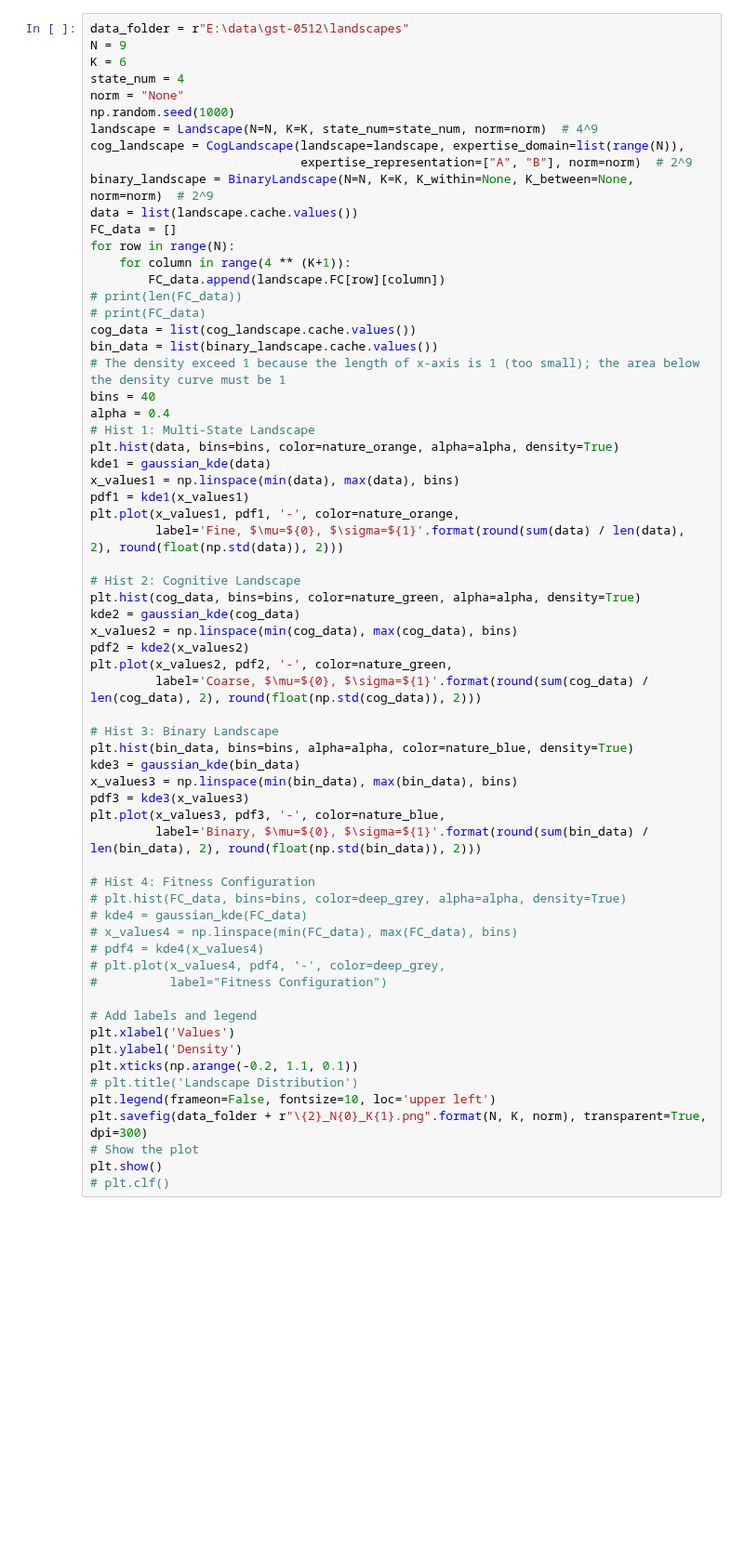
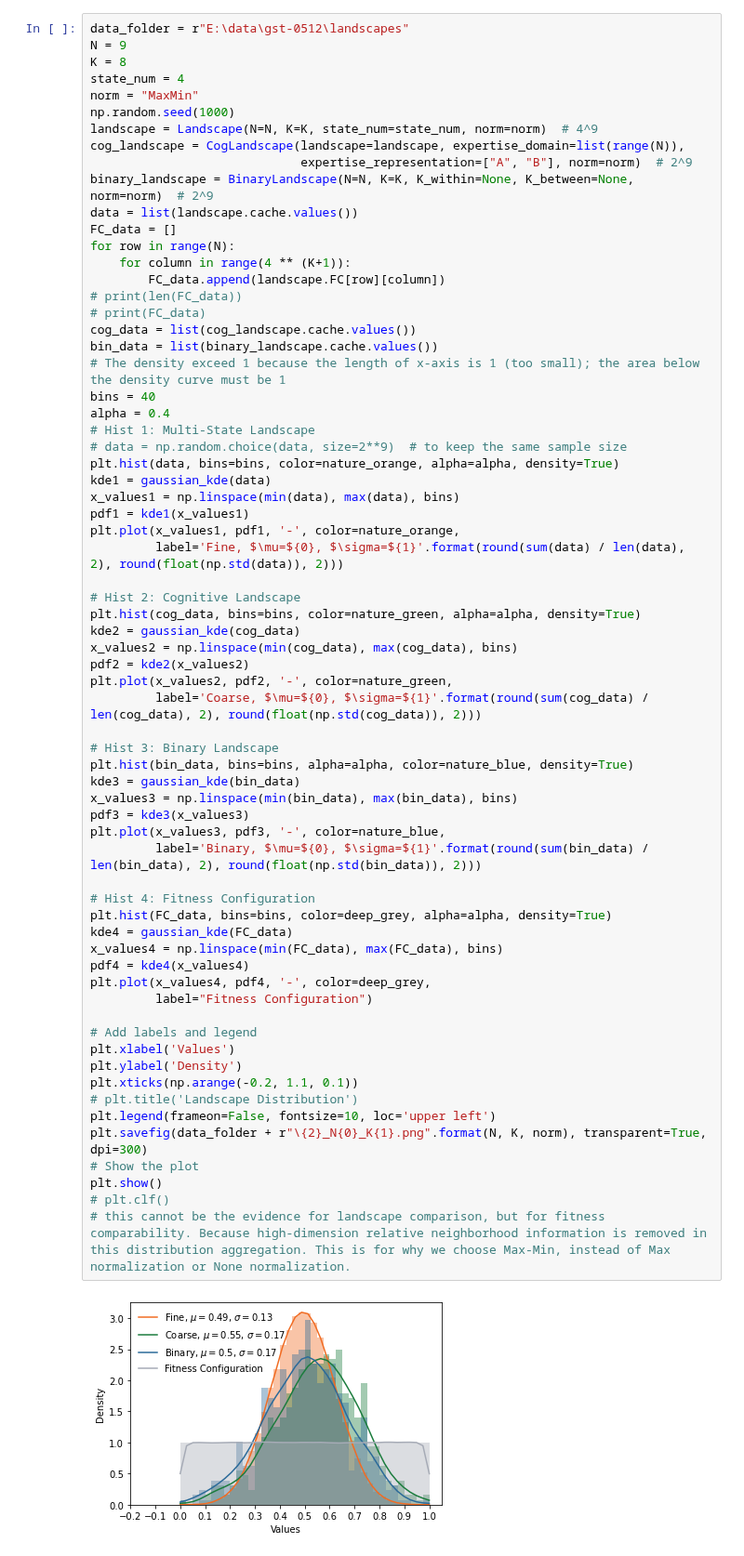
Before and after one commit to baldFemale/OpenInnovationFramework, a Jupyter notebook: Landscapes/Evaluator.ipynb, the cells around one changed output. Shown at 93% size. Saved outputs shown, nothing was run; the diff lists cells and outputs as text; blank space fills up the shorter version.

```diff
--- a/Landscapes/Evaluator.ipynb
+++ b/Landscapes/Evaluator.ipynb
@@ -46,9 +46,9 @@ morandi_colors = [morandi_blue, morandi_green, morandi_yellow, morandi_orange, m
 # %%
 data_folder = r"E:\data\gst-0512\landscapes"
 N = 9
-K = 6
+K = 8
 state_num = 4
-norm = "None"
+norm = "MaxMin"
 np.random.seed(1000)
 landscape = Landscape(N=N, K=K, state_num=state_num, norm=norm)  # 4^9
 cog_landscape = CogLandscape(landscape=landscape, expertise_domain=list(range(N)),
@@ -67,6 +67,7 @@ bin_data = list(binary_landscape.cache.values())
 bins = 40
 alpha = 0.4
 # Hist 1: Multi-State Landscape
+# data = np.random.choice(data, size=2**9)  # to keep the same sample size
 plt.hist(data, bins=bins, color=nature_orange, alpha=alpha, density=True)
 kde1 = gaussian_kde(data)
 x_values1 = np.linspace(min(data), max(data), bins)
@@ -75,39 +76,42 @@ plt.plot(x_values1, pdf1, '-', color=nature_orange,
          label='Fine, $\mu=${0}, $\sigma=${1}'.format(round(sum(data) / len(data), 2), round(float(np.std(data)), 2)))
 
 # Hist 2: Cognitive Landscape
 plt.hist(cog_data, bins=bins, color=nature_green, alpha=alpha, density=True)
 kde2 = gaussian_kde(cog_data)
 x_values2 = np.linspace(min(cog_data), max(cog_data), bins)
 pdf2 = kde2(x_values2)
 plt.plot(x_values2, pdf2, '-', color=nature_green,
          label='Coarse, $\mu=${0}, $\sigma=${1}'.format(round(sum(cog_data) / len(cog_data), 2), round(float(np.std(cog_data)), 2)))
 
 # Hist 3: Binary Landscape
 plt.hist(bin_data, bins=bins, alpha=alpha, color=nature_blue, density=True)
 kde3 = gaussian_kde(bin_data)
 x_values3 = np.linspace(min(bin_data), max(bin_data), bins)
 pdf3 = kde3(x_values3)
 plt.plot(x_values3, pdf3, '-', color=nature_blue,
          label='Binary, $\mu=${0}, $\sigma=${1}'.format(round(sum(bin_data) / len(bin_data), 2), round(float(np.std(bin_data)), 2)))
 
 # Hist 4: Fitness Configuration
-# plt.hist(FC_data, bins=bins, color=deep_grey, alpha=alpha, density=True)
-# kde4 = gaussian_kde(FC_data)
-# x_values4 = np.linspace(min(FC_data), max(FC_data), bins)
-# pdf4 = kde4(x_values4)
-# plt.plot(x_values4, pdf4, '-', color=deep_grey,
-#          label="Fitness Configuration")
+plt.hist(FC_data, bins=bins, color=deep_grey, alpha=alpha, density=True)
+kde4 = gaussian_kde(FC_data)
+x_values4 = np.linspace(min(FC_data), max(FC_data), bins)
+pdf4 = kde4(x_values4)
+plt.plot(x_values4, pdf4, '-', color=deep_grey,
+         label="Fitness Configuration")
 
 # Add labels and legend
 plt.xlabel('Values')
 plt.ylabel('Density')
 plt.xticks(np.arange(-0.2, 1.1, 0.1))
 # plt.title('Landscape Distribution')
 plt.legend(frameon=False, fontsize=10, loc='upper left')
 plt.savefig(data_folder + r"\{2}_N{0}_K{1}.png".format(N, K, norm), transparent=True, dpi=300)
 # Show the plot
 plt.show()
 # plt.clf()
+# this cannot be the evidence for landscape comparison, but for fitness comparability. Because high-dimension relative neighborhood information is removed in this distribution aggregation. This is for why we choose Max-Min, instead of Max normalization or None normalization.
+# %% [output]
+[figure, added]
 # %%
 # Sample data for two distributions
 data1 = [1, 2, 2, 3, 4, 4, 4, 5, 5, 6]
```
Also changed, not shown: 5 other files.
